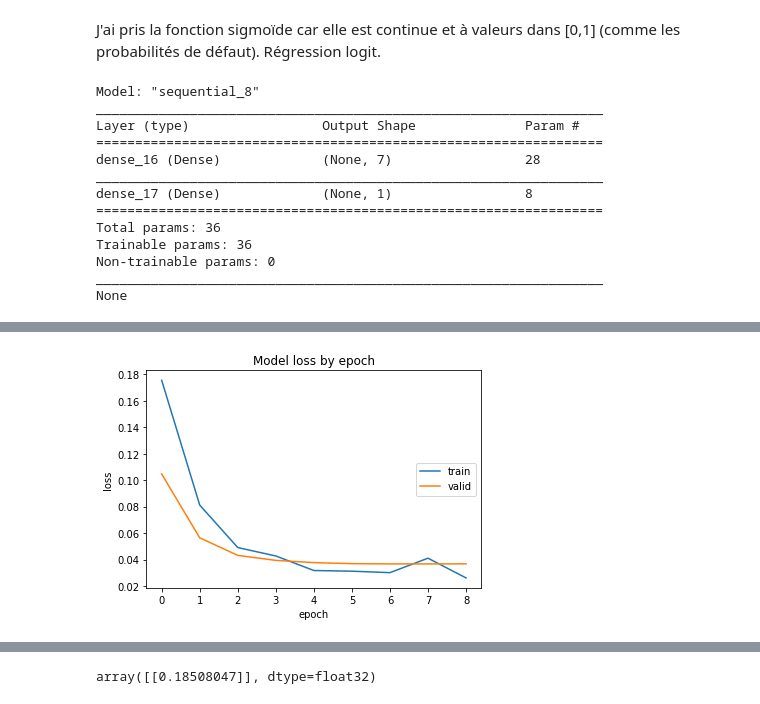
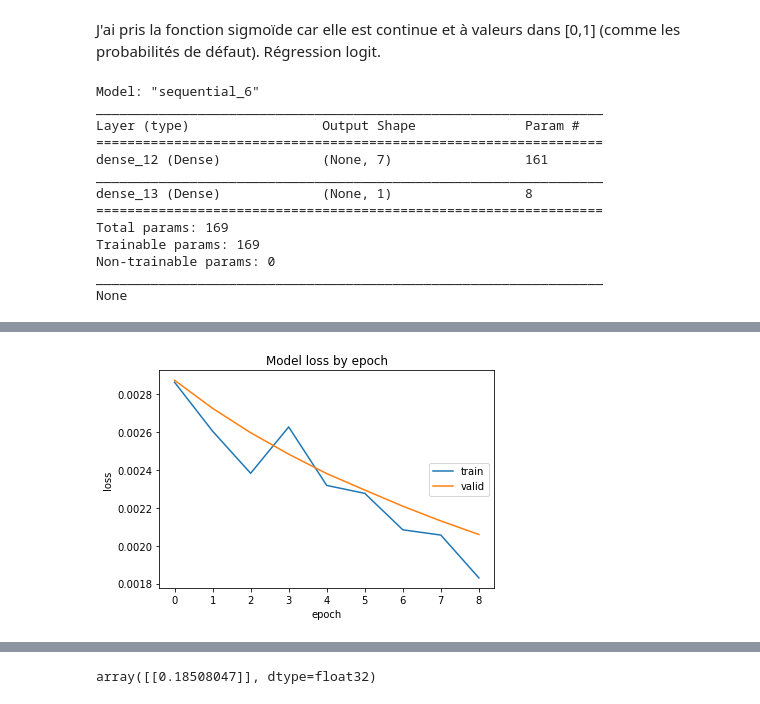
Before and after one commit to Rxzh/PD, a Jupyter notebook: Architecture réseaux de neurones.ipynb, the cells around one changed output, grey strips where cells are left out. Saved outputs shown, nothing was run; the diff lists cells and outputs as text; code cells hidden in the pictures.

```diff
--- a/Architecture réseaux de neurones.ipynb
+++ b/Architecture réseaux de neurones.ipynb
@@ -68,14 +77,19 @@ X_train, X_test, y_train, y_test = train_test_split(df1.drop("PD_1y",axis=1),df1
+# %%
+num_cols = X_train.columns[X_train.dtypes.apply(lambda c: np.issubdtype(c, np.number))]
 # %%
 #Standardisation des données
 
 from sklearn.preprocessing import StandardScaler
 
 scaler = StandardScaler(with_mean=True,with_std=True)
-scaler.fit(X_train)
+scaler.fit(X_train[num_cols])
 
-x_train = scaler.transform(X_train)
+
+x_train = X_train
+x_train[num_cols] = scaler.transform(X_train[num_cols])
 x_train = pd.DataFrame(x_train, index=X_train.index, columns=X_train.columns)
 
-x_test = scaler.transform(X_test)
+x_test = X_test
+x_test[num_cols] = scaler.transform(X_test[num_cols])
 x_test = pd.DataFrame(x_test, index=X_test.index, columns=X_test.columns)
 # %%
@@ -89,0 +117,5 @@ x_test.head()
+# %%
+# BINARISER
+x_train = pd.get_dummies(x_train)
+x_test = pd.get_dummies(x_test)
+x_test
@@ -101,11 +163,13 @@ x_test.head()
 # %%
 modele = Sequential()
-modele.add(Dense(units=7,input_dim=3,activation="sigmoid")) #6 is good
+modele.add(Dense(units=7,input_dim=22,activation="sigmoid")) #6 is good
 modele.add(Dense(units=1,activation="sigmoid"))
 #modele.add(Dropout(0.3))
 learning_rate = 0.10
 
 sgd = SGD(learning_rate)
+
+#dim première couche = nombre de variables du df
 # %% [markdown]
 J'ai pris la fonction sigmoïde car elle est continue et à valeurs dans [0,1] (comme les probabilités de défaut). Régression logit.
 # %%
@@ -113,16 +177,16 @@ modele.compile(loss='mean_squared_error',optimizer=sgd,metrics=[tf.keras.metrics
 # %%
 print(modele.summary())
 # %% [output]
-Model: "sequential_8"
+Model: "sequential_6"
 _________________________________________________________________
 Layer (type)                 Output Shape              Param #
 =================================================================
-dense_16 (Dense)             (None, 7)                 28
+dense_12 (Dense)             (None, 7)                 161
 _________________________________________________________________
-dense_17 (Dense)             (None, 1)                 8
+dense_13 (Dense)             (None, 1)                 8
 =================================================================
-Total params: 36
-Trainable params: 36
+Total params: 169
+Trainable params: 169
 Non-trainable params: 0
 _________________________________________________________________
 None
@@ -134,8 +198,8 @@ history = modele.fit(x_train, y_train,         # Train the model using the train
 # --------------------------------------
 # Evaluation
 # --------------------------------------
-for loss_name, loss_value in list(zip(modele.metrics_names, modele.evaluate(x_test, y_test, verbose=1))):
-    print('The final {} on the TEST set is: {:.2f}.'.format(loss_name, loss_value)) # Evaluate the trained model on the test set!
+#for loss_name, loss_value in list(zip(modele.metrics_names, modele.evaluate(x_test, y_test, verbose=1))):
+ #   print('The final {} on the TEST set is: {:.2f}.'.format(loss_name, loss_value)) # Evaluate the trained model on the test set!
 
 
 import matplotlib.pyplot as plt
@@ -171 +236 @@ The final mean_squared_error on the TEST set is: 0.03.
-[figure, old version]
+[figure, new version]
```
Also changed, not shown: parts of 28 cells of this notebook.
